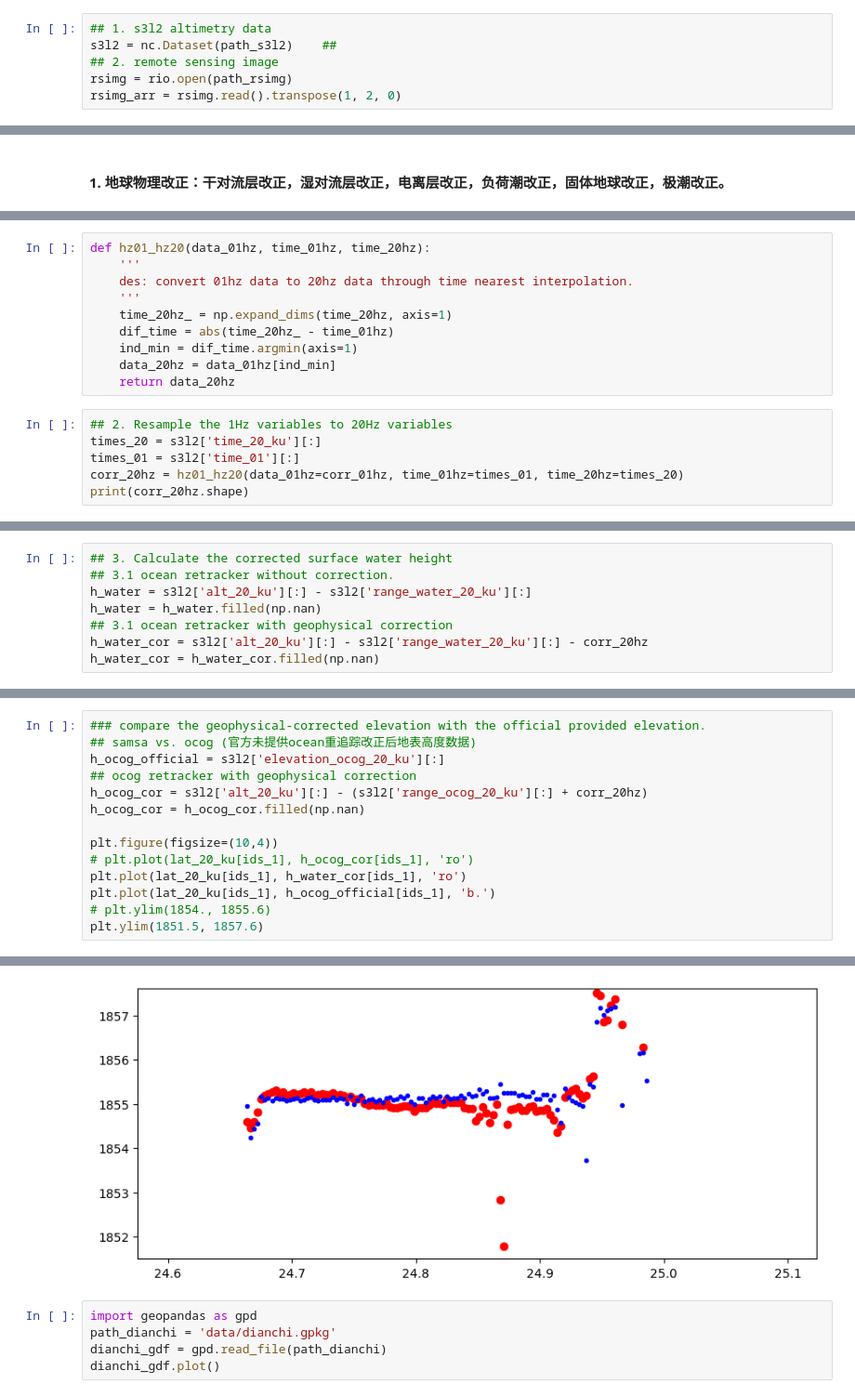
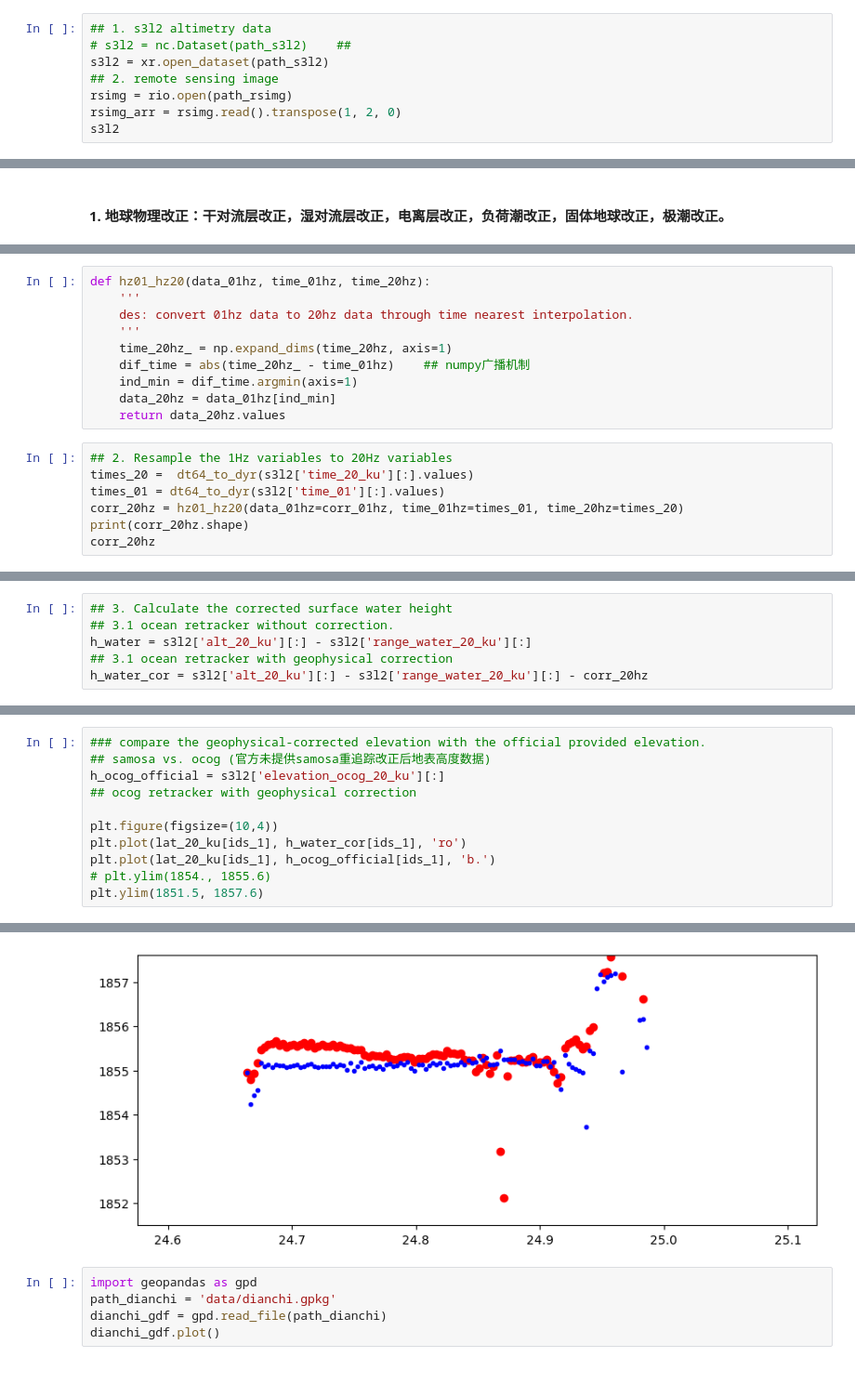
Before and after one commit to xinluo2018/rs-data-processing, a Jupyter notebook: 第6章-雷达测高数据处理程序设计/2-sentinel-3_process.ipynb, the cells around one changed output, grey strips where cells are left out. Shown at 93% size. Saved outputs shown, nothing was run; the diff lists cells and outputs as text.

```diff
--- a/第6章-雷达测高数据处理程序设计/2-sentinel-3_process.ipynb
+++ b/第6章-雷达测高数据处理程序设计/2-sentinel-3_process.ipynb
@@ -17,7 +18,9 @@ path_s3l2 = 'data/s3_atl/S3A_SR_2_LAN_HY_20261001T032409_20261001T033227_2026100
 path_rsimg = 'data/rsimg/s2_20251206_reproj2wgs84.tif'
 # %%
 ## 1. s3l2 altimetry data
-s3l2 = nc.Dataset(path_s3l2)    ##
+# s3l2 = nc.Dataset(path_s3l2)    ##
+s3l2 = xr.open_dataset(path_s3l2)
 ## 2. remote sensing image
 rsimg = rio.open(path_rsimg)
 rsimg_arr = rsimg.read().transpose(1, 2, 0)
+s3l2
@@ -86,15 +107,16 @@ def hz01_hz20(data_01hz, time_01hz, time_20hz):
     des: convert 01hz data to 20hz data through time nearest interpolation.
     '''
     time_20hz_ = np.expand_dims(time_20hz, axis=1)
-    dif_time = abs(time_20hz_ - time_01hz)
+    dif_time = abs(time_20hz_ - time_01hz)    ## numpy广播机制
     ind_min = dif_time.argmin(axis=1)
     data_20hz = data_01hz[ind_min]
-    return data_20hz
+    return data_20hz.values
 # %%
 ## 2. Resample the 1Hz variables to 20Hz variables
-times_20 = s3l2['time_20_ku'][:]
-times_01 = s3l2['time_01'][:]
+times_20 =  dt64_to_dyr(s3l2['time_20_ku'][:].values)
+times_01 = dt64_to_dyr(s3l2['time_01'][:].values)
 corr_20hz = hz01_hz20(data_01hz=corr_01hz, time_01hz=times_01, time_20hz=times_20)
 print(corr_20hz.shape)
+corr_20hz
 # %% [output]
 (9405,)
@@ -102,7 +125,5 @@ print(corr_20hz.shape)
 ## 3. Calculate the corrected surface water height
 ## 3.1 ocean retracker without correction.
 h_water = s3l2['alt_20_ku'][:] - s3l2['range_water_20_ku'][:]
-h_water = h_water.filled(np.nan)
 ## 3.1 ocean retracker with geophysical correction
 h_water_cor = s3l2['alt_20_ku'][:] - s3l2['range_water_20_ku'][:] - corr_20hz
-h_water_cor = h_water_cor.filled(np.nan)
@@ -119,20 +147,17 @@ plt.legend()
 # %%
 ### compare the geophysical-corrected elevation with the official provided elevation.
-## samsa vs. ocog (官方未提供ocean重追踪改正后地表高度数据)
+## samosa vs. ocog (官方未提供samosa重追踪改正后地表高度数据)
 h_ocog_official = s3l2['elevation_ocog_20_ku'][:]
 ## ocog retracker with geophysical correction
-h_ocog_cor = s3l2['alt_20_ku'][:] - (s3l2['range_ocog_20_ku'][:] + corr_20hz)
-h_ocog_cor = h_ocog_cor.filled(np.nan)
 
 plt.figure(figsize=(10,4))
-# plt.plot(lat_20_ku[ids_1], h_ocog_cor[ids_1], 'ro')
 plt.plot(lat_20_ku[ids_1], h_water_cor[ids_1], 'ro')
 plt.plot(lat_20_ku[ids_1], h_ocog_official[ids_1], 'b.')
 # plt.ylim(1854., 1855.6)
 plt.ylim(1851.5, 1857.6)
 # %% [output]
 (1851.5, 1857.6)
-[figure, old version]
+[figure, new version]
 # %%
 import geopandas as gpd
 path_dianchi = 'data/dianchi.gpkg'
```
Also changed, not shown: parts of 16 cells of this notebook, 3 other files.
